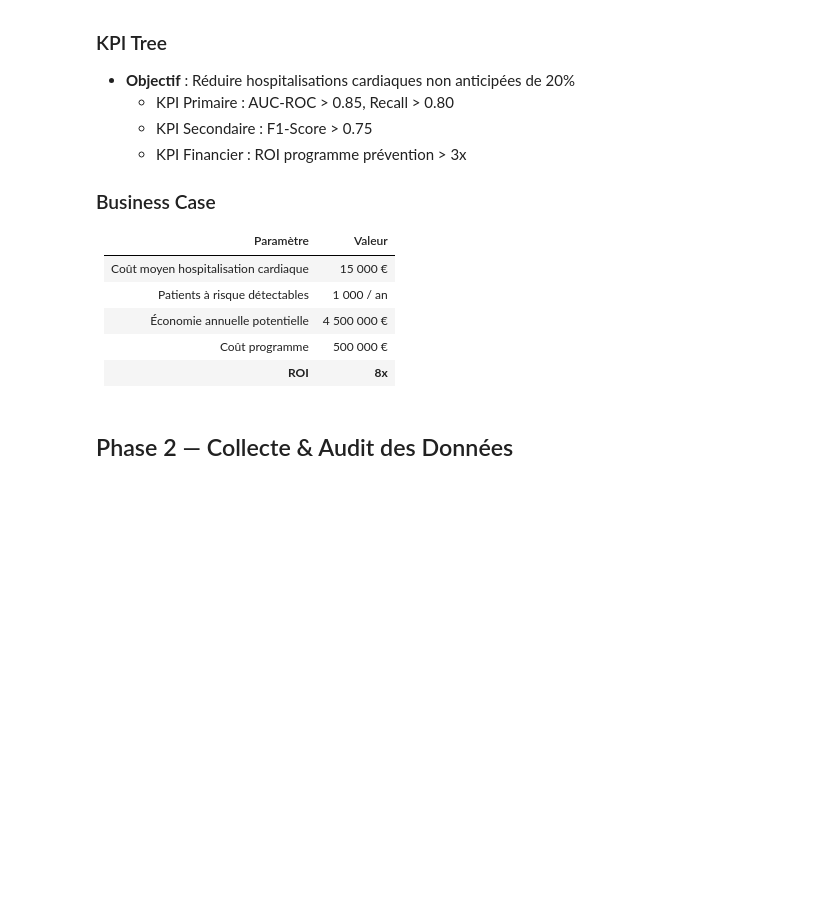
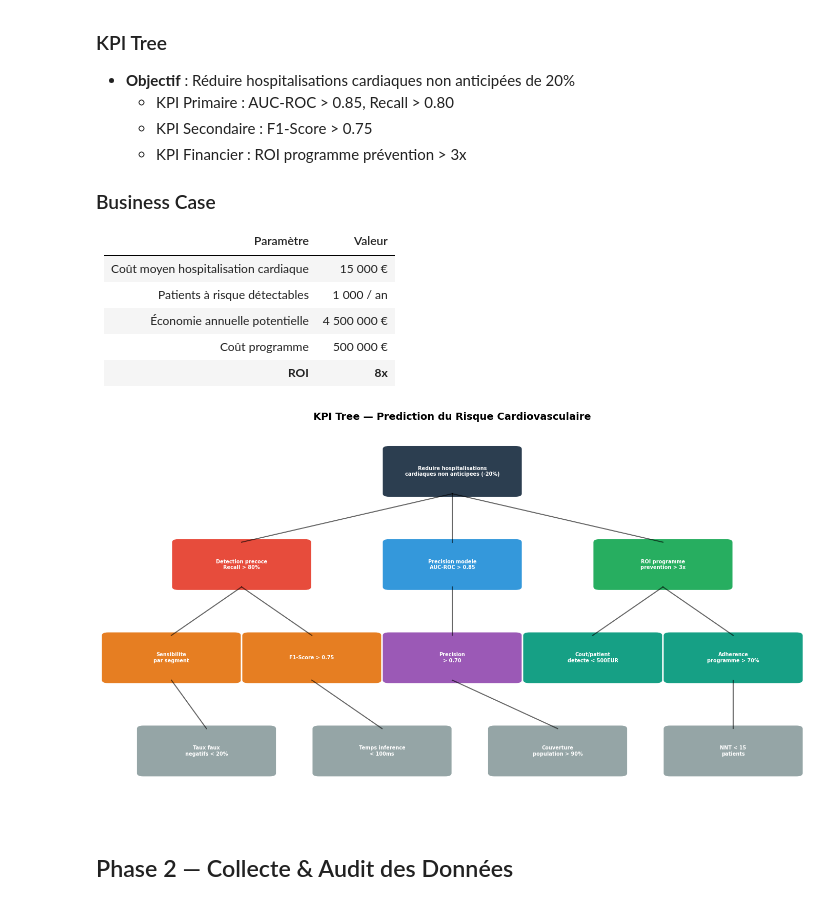
Before and after one commit to youssefhhl/data-driven-project, a Jupyter notebook: notebooks/notebook.ipynb, the cells around one changed output. Cells and saved outputs as stored; diff of their text form; code cells hidden in the pictures; blank space fills up the shorter version.

Commit message:
Ajout KPI tree, analyse biais, violin/scatter plots + profils dashboard

```diff
--- a/notebooks/notebook.ipynb
+++ b/notebooks/notebook.ipynb
@@ -21,6 +21,54 @@
 | Économie annuelle potentielle | 4 500 000 € |
 | Coût programme | 500 000 € |
 | **ROI** | **8x** |
+# %%
+# KPI Tree Visuel (diagramme hierarchique)
+import matplotlib.pyplot as plt
+import matplotlib.patches as mpatches
+
+fig, ax = plt.subplots(figsize=(14, 8))
+ax.set_xlim(0, 10)
+ax.set_ylim(0, 10)
+ax.axis('off')
+
+# Niveaux du KPI Tree
+boxes = [
+    # Niveau 0 - Objectif strategique
+    (5, 9, 'Reduire hospitalisations\ncardiaques non anticipees (-20%)', '#2c3e50', 'white'),
+    # Niveau 1 - KPIs primaires
+    (2, 6.5, 'Detection precoce\nRecall > 80%', '#e74c3c', 'white'),
+    (5, 6.5, 'Precision modele\nAUC-ROC > 0.85', '#3498db', 'white'),
+    (8, 6.5, 'ROI programme\nprevention > 3x', '#27ae60', 'white'),
+    # Niveau 2 - KPIs secondaires
+    (1, 4, 'Sensibilite\npar segment', '#e67e22', 'white'),
+    (3, 4, 'F1-Score > 0.75', '#e67e22', 'white'),
+    (5, 4, 'Precision\n> 0.70', '#9b59b6', 'white'),
+    (7, 4, 'Cout/patient\ndetecte < 500EUR', '#16a085', 'white'),
+    (9, 4, 'Adherence\nprogramme > 70%', '#16a085', 'white'),
+    # Niveau 3 - Metriques operationnelles
+    (1.5, 1.5, 'Taux faux\nnegatifs < 20%', '#95a5a6', 'white'),
+    (4, 1.5, 'Temps inference\n< 100ms', '#95a5a6', 'white'),
+    (6.5, 1.5, 'Couverture\npopulation > 90%', '#95a5a6', 'white'),
+    (9, 1.5, 'NNT < 15\npatients', '#95a5a6', 'white'),
+]
+
+for x, y, text, fc, tc in boxes:
+    ax.add_patch(mpatches.FancyBboxPatch((x-0.9, y-0.6), 1.8, 1.2, boxstyle='round,pad=0.1',
+                                         facecolor=fc, edgecolor='white', linewidth=2))
+    ax.text(x, y, text, ha='center', va='center', fontsize=7, color=tc, fontweight='bold')
+
+# Lignes de connexion
+for px_s, py_s, px_e, py_e in [(5,8.4,2,7.1),(5,8.4,5,7.1),(5,8.4,8,7.1),
+                                (2,5.9,1,4.6),(2,5.9,3,4.6),(5,5.9,5,4.6),
+                                (8,5.9,7,4.6),(8,5.9,9,4.6),
+                                (1,3.4,1.5,2.1),(3,3.4,4,2.1),(5,3.4,6.5,2.1),(9,3.4,9,2.1)]:
+    ax.plot([px_s, px_e], [py_s, py_e], 'k-', lw=1.5, alpha=0.6)
+
+ax.set_title('KPI Tree — Prediction du Risque Cardiovasculaire', fontsize=14, fontweight='bold', pad=20)
+plt.tight_layout()
+plt.show()
+# %% [output]
+[figure, added]
 # %% [markdown]
 ## Phase 2 — Collecte & Audit des Données
 # %%
```
Also changed, not shown: parts of 19 cells of this notebook, 2 other files.
